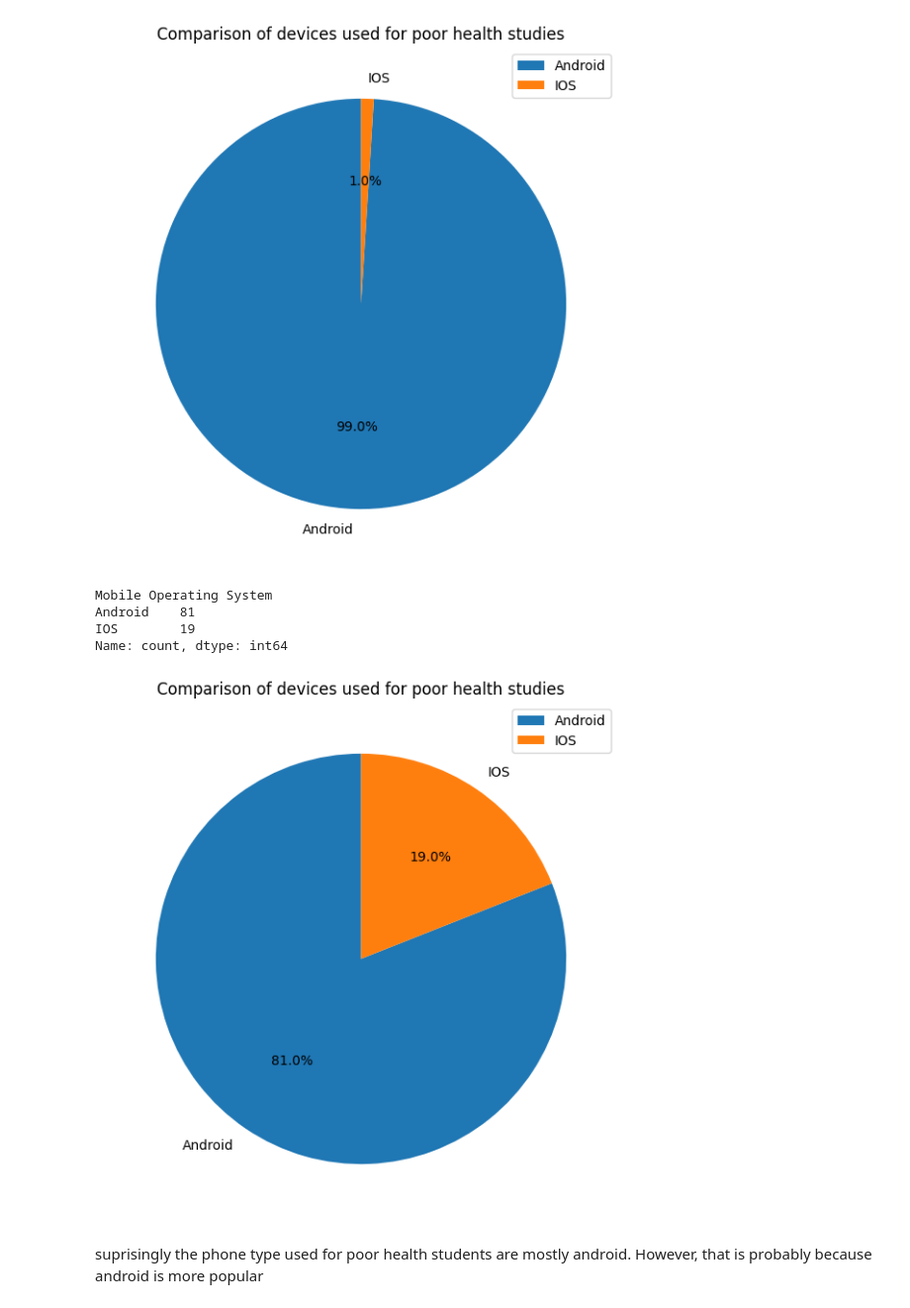
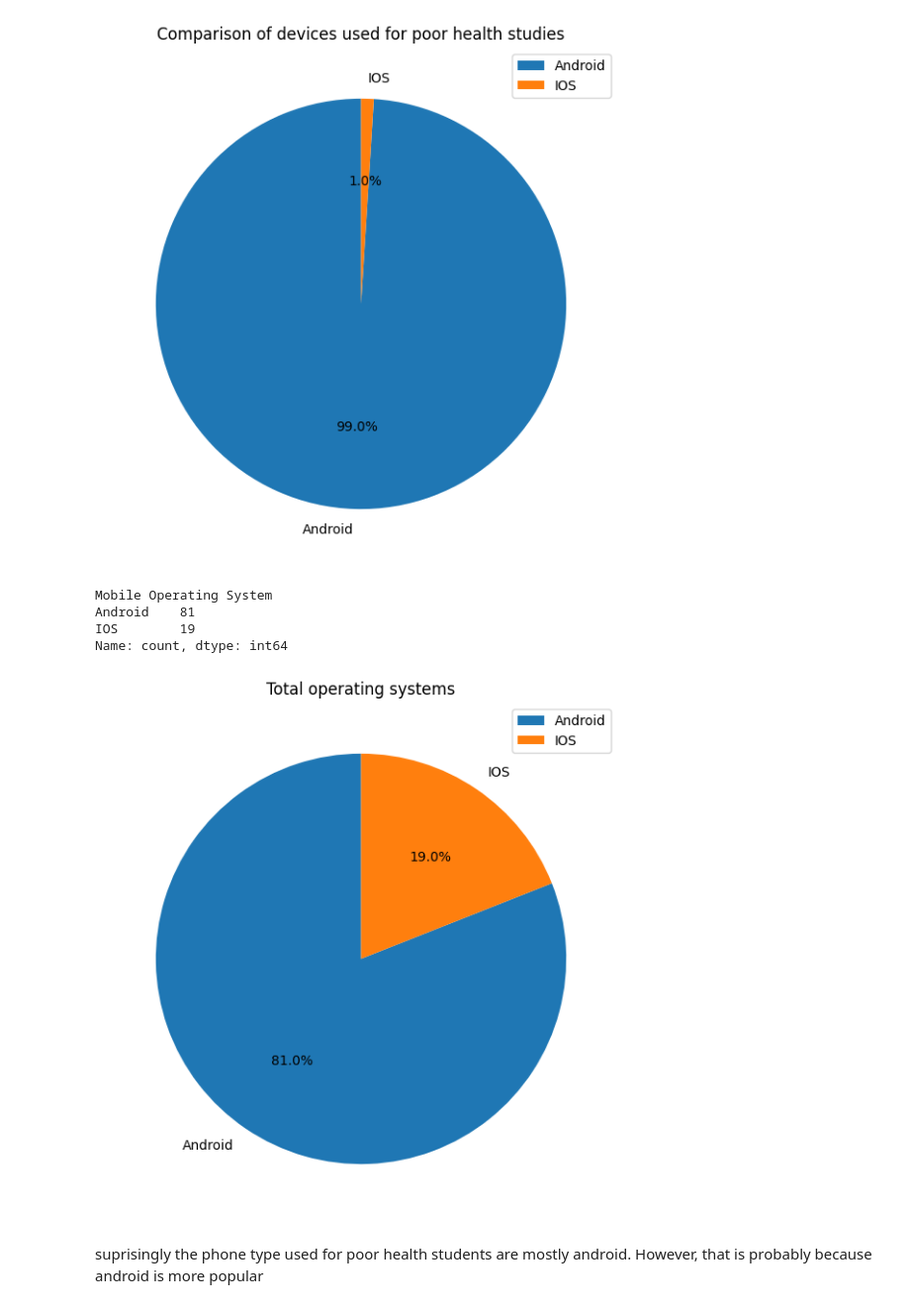
Before and after one commit to hazywho/dataScienceComp2025, a Jupyter notebook: Data/physicalHealth/processing.ipynb, the cells around one changed output. Shown at 99% size. Saved outputs shown, nothing was run; the diff lists cells and outputs as text; code cells hidden in the pictures.

```diff
--- a/Data/physicalHealth/processing.ipynb
+++ b/Data/physicalHealth/processing.ipynb
@@ -106,32 +117,32 @@ Name: count, dtype: int64
 # %%
 import pandas as pd
 import matplotlib.pyplot as plt
 
 # Load the dataset (replace 'your_dataset.csv' with the actual file path)
 data = pd.read_csv(r"C:\Users\zanyi\Documents\GitHub\dataScienceComp2025\Data\physicalHealth\Impact_of_Mobile_Phone_on_Students_Health.csv")
 
 
 health_benefit_criteria=data["Mobile Operating System "].value_counts()
 fig,ax = plt.subplots(figsize=(7,7))
 
 y = health_benefit_criteria
 print(y)
 
 
 ax.pie(y,labels=["Android","IOS"],startangle=90,autopct='%1.1f%%')
 
-plt.title("Comparison of devices used for poor health studies")
+plt.title("Total operating systems")
 ax.legend()
 
 plt.savefig(fname="testing3.jpg",dpi=300)
 # Show the plot
 plt.show()
 # %% [output]
 Mobile Operating System
 Android    81
 IOS        19
 Name: count, dtype: int64
-[figure, old version]
+[figure, new version]
 # %% [markdown]
 suprisingly the phone type used for poor health students are mostly android. However, that is probably because android is more popular
 # %%
```
Also changed, not shown: parts of 2 cells of this notebook, 11 other files.
